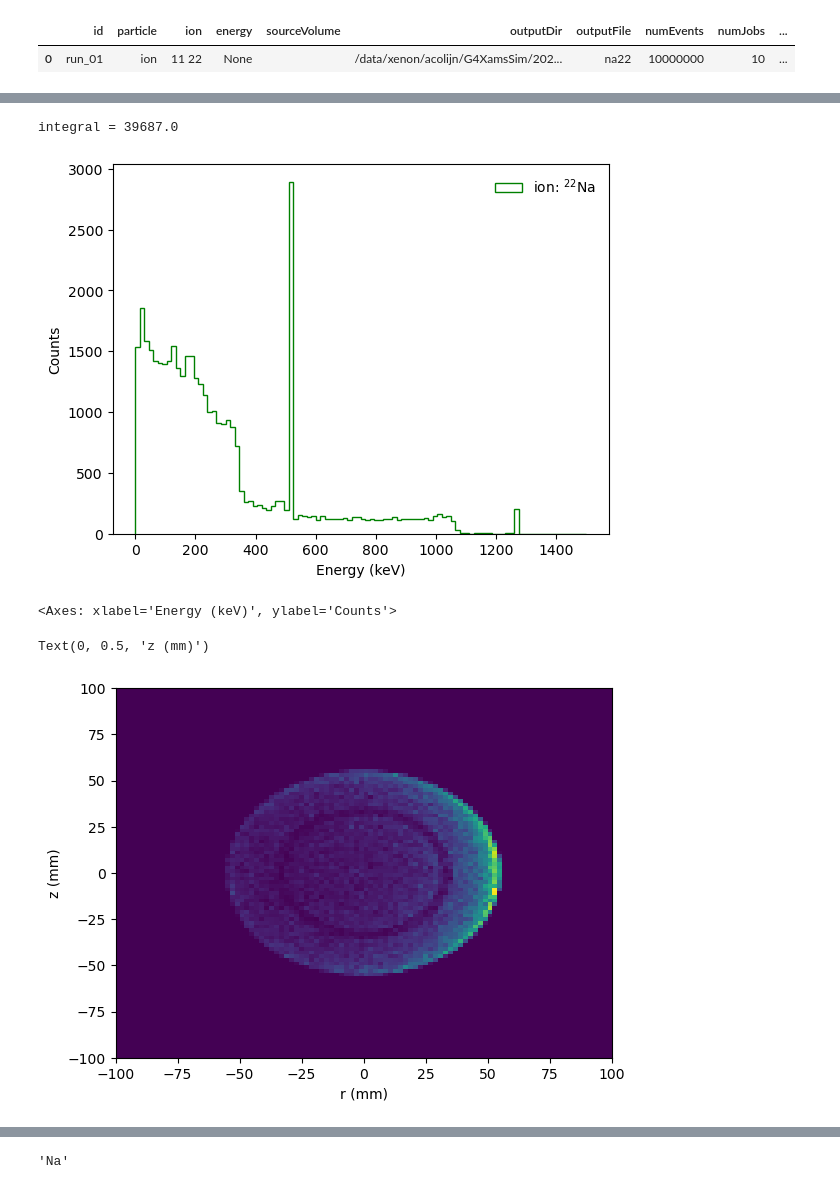
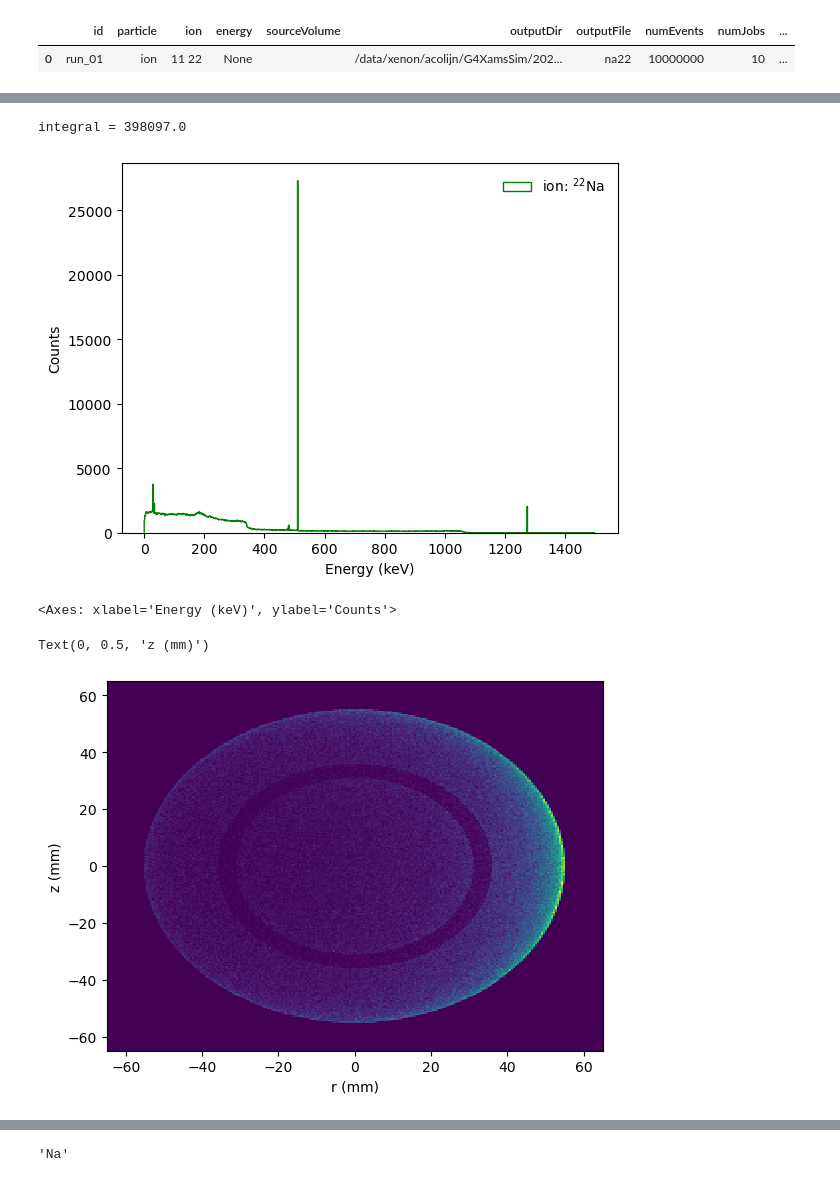
Before and after one commit to acolijn/G4XamsSim, a Jupyter notebook: analysis/analysis.ipynb, the cells around one changed output, grey strips where cells are left out. Cells and saved outputs as stored; diff of their text form; code cells hidden in the pictures.

```diff
--- a/analysis/analysis.ipynb
+++ b/analysis/analysis.ipynb
@@ -19,7 +19,7 @@ cut = lambda data: (data['ncomp'] + data['nphot'] == 1) & (data['type'] == 0) &
 # additional cuts on the clusters
 cut_hit = lambda data: (data['r'] < 1050.) & (np.abs(data['zh']) < 1050.)
 
-std = Geant4Analyzer("run_01", first_only=True)
+std = Geant4Analyzer("run_01", first_only=False)
 std.preprocess_data(cut=cut, cut_hit=cut_hit)
 # %% [output]
 Loading /data/xenon/acolijn/G4XamsSim/20240908_225627/na22_2.root
@@ -27,14 +36,14 @@ Data loaded from 1 files
 # %%
-std.plot_histogram("e", bins=100, range=(0, 1500))
+std.plot_histogram("e", bins=1000, range=(0, 1500))
 # %% [output]
-integral = 39687.0
+integral = 398097.0
-[figure, old version]
+[figure, new version]
 <Axes: xlabel='Energy (keV)', ylabel='Counts'>
 # %%
-h2 = plt.hist2d(std.data['xh'], std.data['yh'], bins=100, range=((-100, 100), (-100, 100)))
+h2 = plt.hist2d(std.data['xh'], std.data['yh'], bins=250, range=((-65, 65), (-65, 65)))
 plt.xlabel("r (mm)")
 plt.ylabel("z (mm)")
 # %% [output]
 Text(0, 0.5, 'z (mm)')
-[figure, old version]
+[figure, new version]
 # %%
```
Also changed, not shown: parts of 2 cells of this notebook, 14 other files.
